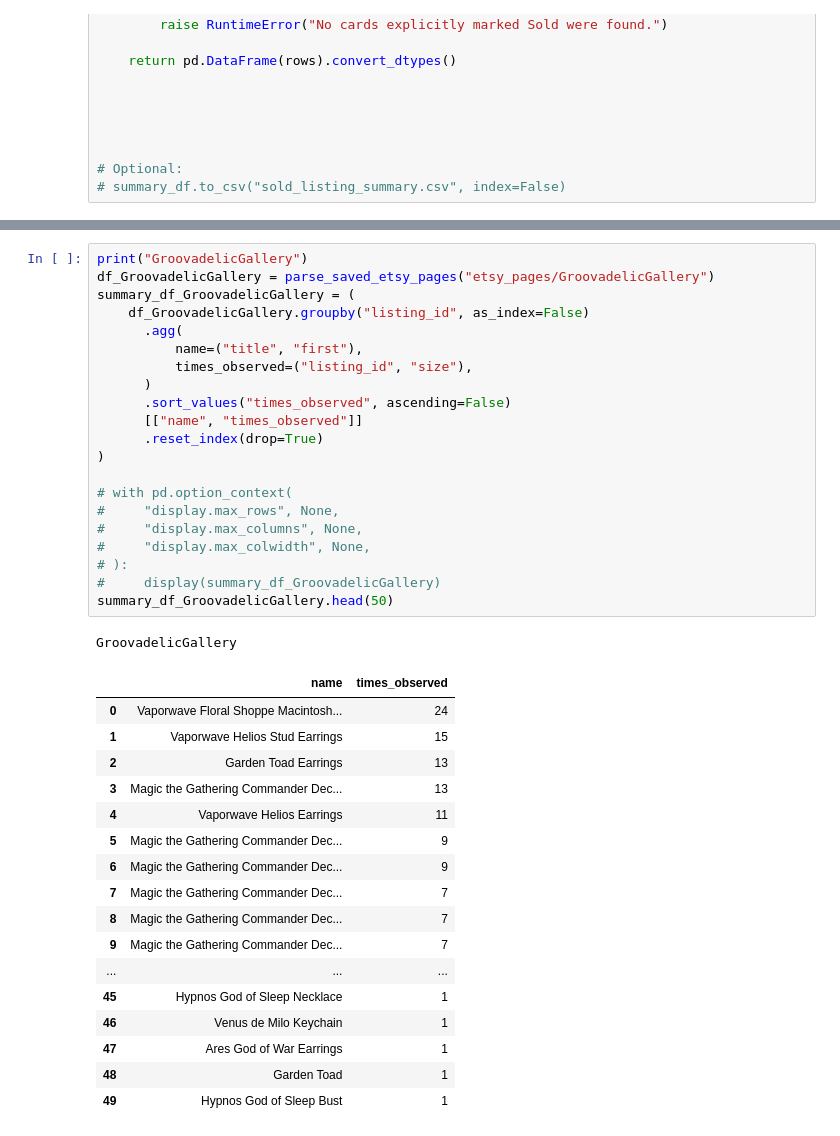
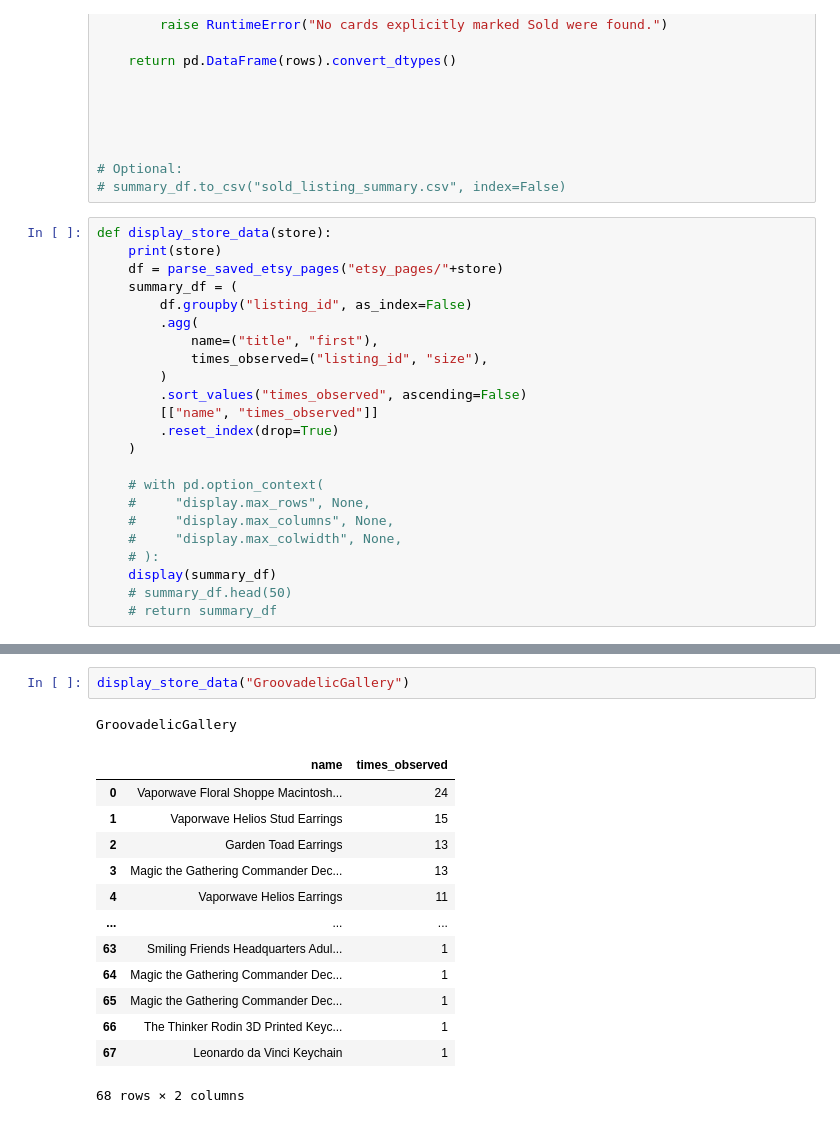
Before and after one commit to demetriusrauck/market_analysis, a Jupyter notebook: market_analysis.ipynb, the cells around one changed output, grey strips where cells are left out. Saved outputs shown, nothing was run; the diff lists cells and outputs as text.

```diff
--- a/market_analysis.ipynb
+++ b/market_analysis.ipynb
@@ -279,4 +283,27 @@ def parse_saved_etsy_pages(folder="etsy_pages"):
 
 # Optional:
 # summary_df.to_csv("sold_listing_summary.csv", index=False)
+# %%
+def display_store_data(store):
+    print(store)
+    df = parse_saved_etsy_pages("etsy_pages/"+store)
+    summary_df = (
+        df.groupby("listing_id", as_index=False)
+        .agg(
+            name=("title", "first"),
+            times_observed=("listing_id", "size"),
+        )
+        .sort_values("times_observed", ascending=False)
+        [["name", "times_observed"]]
+        .reset_index(drop=True)
+    )
+
+    # with pd.option_context(
+    #     "display.max_rows", None,
+    #     "display.max_columns", None,
+    #     "display.max_colwidth", None,
+    # ):
+    display(summary_df)
+    # summary_df.head(50)
+    # return summary_df
 # %%
@@ -322,41 +326,18 @@ summary_df_3DishDesigns.head(50)
 # %%
-print("GroovadelicGallery")
-df_GroovadelicGallery = parse_saved_etsy_pages("etsy_pages/GroovadelicGallery")
-summary_df_GroovadelicGallery = (
-    df_GroovadelicGallery.groupby("listing_id", as_index=False)
-      .agg(
-          name=("title", "first"),
-          times_observed=("listing_id", "size"),
-      )
-      .sort_values("times_observed", ascending=False)
-      [["name", "times_observed"]]
-      .reset_index(drop=True)
-)
-
-# with pd.option_context(
-#     "display.max_rows", None,
-#     "display.max_columns", None,
-#     "display.max_colwidth", None,
-# ):
-#     display(summary_df_GroovadelicGallery)
-summary_df_GroovadelicGallery.head(50)
+display_store_data("GroovadelicGallery")
 # %% [output]
 GroovadelicGallery
 |  | name | times_observed |
 | 0 | Vaporwave Floral Shoppe Macintosh... | 24 |
 | 1 | Vaporwave Helios Stud Earrings | 15 |
 | 2 | Garden Toad Earrings | 13 |
 | 3 | Magic the Gathering Commander Dec... | 13 |
 | 4 | Vaporwave Helios Earrings | 11 |
-| 5 | Magic the Gathering Commander Dec... | 9 |
-| 6 | Magic the Gathering Commander Dec... | 9 |
-| 7 | Magic the Gathering Commander Dec... | 7 |
-| 8 | Magic the Gathering Commander Dec... | 7 |
-| 9 | Magic the Gathering Commander Dec... | 7 |
 | ... | ... | ... |
-| 45 | Hypnos God of Sleep Necklace | 1 |
-| 46 | Venus de Milo Keychain | 1 |
-| 47 | Ares God of War Earrings | 1 |
-| 48 | Garden Toad | 1 |
-| 49 | Hypnos God of Sleep Bust | 1 |
+| 63 | Smiling Friends Headquarters Adul... | 1 |
+| 64 | Magic the Gathering Commander Dec... | 1 |
+| 65 | Magic the Gathering Commander Dec... | 1 |
+| 66 | The Thinker Rodin 3D Printed Keyc... | 1 |
+| 67 | Leonardo da Vinci Keychain | 1 |
+68 rows × 2 columns
 # %%
```
Also changed, not shown: parts of 7 cells of this notebook.
